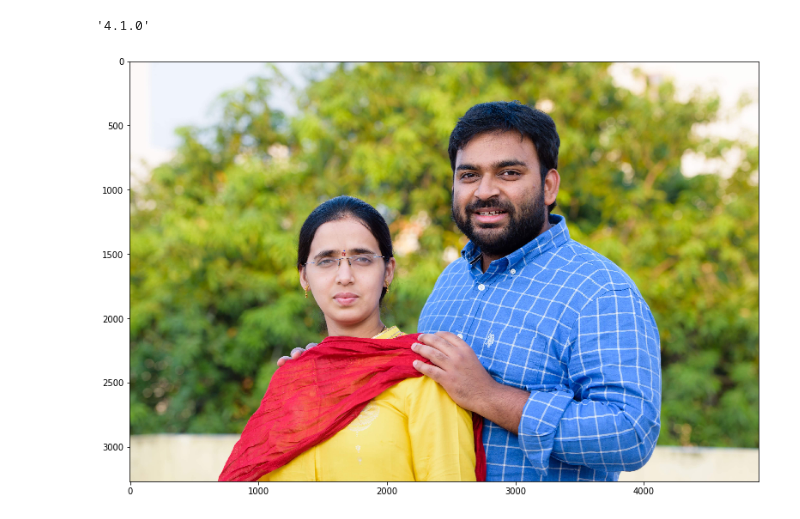
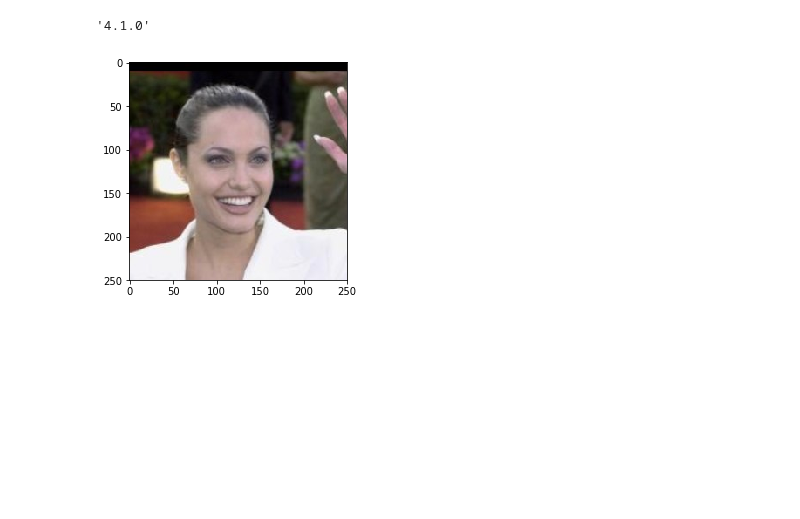
Before and after one commit to naren-m/face_rec, a Jupyter notebook: playground.ipynb, the cells around one changed output. Saved outputs shown, nothing was run; the diff lists cells and outputs as text; code cells hidden in the pictures; blank space fills up the shorter version.

```diff
--- a/playground.ipynb
+++ b/playground.ipynb
@@ -64,11 +164,11 @@ cv2.__version__
 # %%
-from util_scripts.grab_faces import Image, Face
-imagePath = 'data/photos/Sahasra-151.jpg'
+
+imagePath = 'data/photos/Angelina_Jolie/Angelina_Jolie_0001.jpg'
 def shimg(image):
     plt.imshow(cv2.cvtColor(image, cv2.COLOR_BGR2RGB))
 image = Image(imagePath)
 shimg(image.image)
 # %% [output]
-[figure, old version]
+[figure, new version]
 # %%
 image.detectFaces()
```
Also changed, not shown: parts of 12 cells of this notebook, 3 other files.
